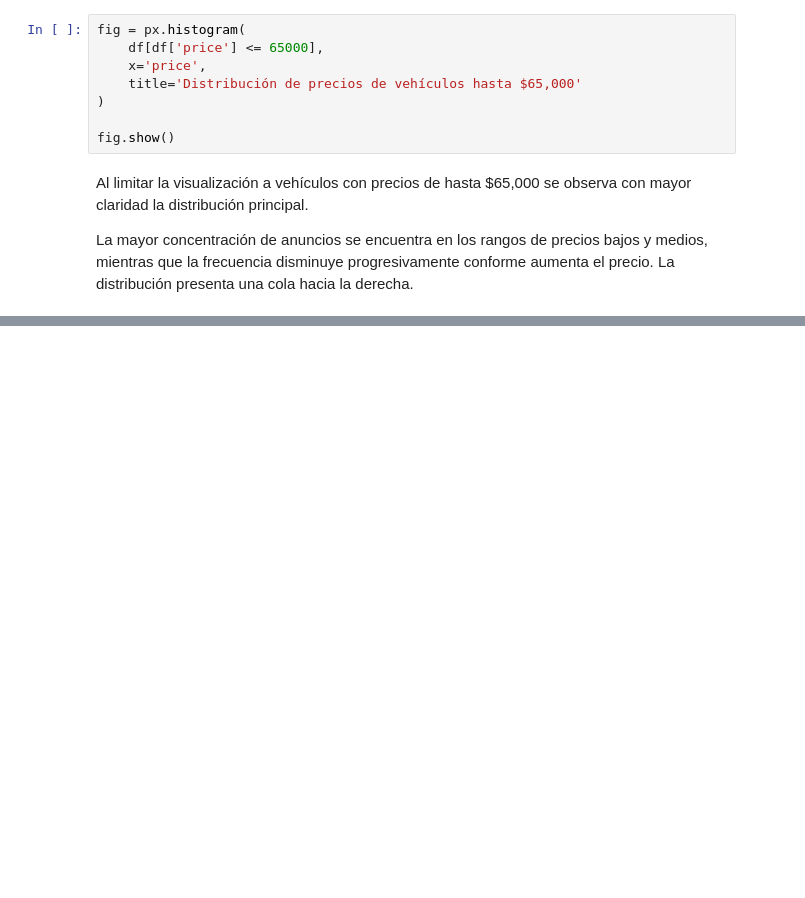
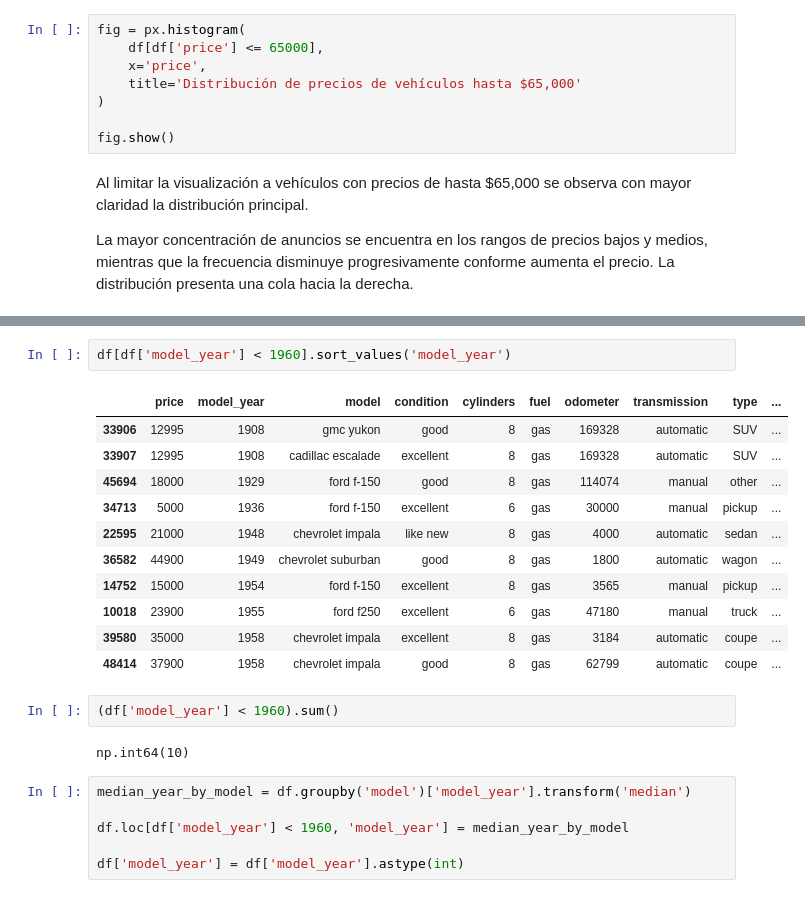
Before and after one commit to ElamDay/PROYECTO-7---VEHICLES, a Jupyter notebook: notebooks/EDA.ipynb, the cells around one changed output, grey strips where cells are left out. Cells and saved outputs as stored; diff of their text form; blank space fills up the shorter version.

```diff
--- a/notebooks/EDA.ipynb
+++ b/notebooks/EDA.ipynb
@@ -627,0 +664,24 @@ aqui sigo
+# %%
+df[df['model_year'] < 1960].sort_values('model_year')
+# %% [output]
+|  | price | model_year | model | condition | cylinders | fuel | odometer | transmission | type | ... |
+| 33906 | 12995 | 1908 | gmc yukon | good | 8 | gas | 169328 | automatic | SUV | ... |
+| 33907 | 12995 | 1908 | cadillac escalade | excellent | 8 | gas | 169328 | automatic | SUV | ... |
+| 45694 | 18000 | 1929 | ford f-150 | good | 8 | gas | 114074 | manual | other | ... |
+| 34713 | 5000 | 1936 | ford f-150 | excellent | 6 | gas | 30000 | manual | pickup | ... |
+| 22595 | 21000 | 1948 | chevrolet impala | like new | 8 | gas | 4000 | automatic | sedan | ... |
+| 36582 | 44900 | 1949 | chevrolet suburban | good | 8 | gas | 1800 | automatic | wagon | ... |
+| 14752 | 15000 | 1954 | ford f-150 | excellent | 8 | gas | 3565 | manual | pickup | ... |
+| 10018 | 23900 | 1955 | ford f250 | excellent | 6 | gas | 47180 | manual | truck | ... |
+| 39580 | 35000 | 1958 | chevrolet impala | excellent | 8 | gas | 3184 | automatic | coupe | ... |
+| 48414 | 37900 | 1958 | chevrolet impala | good | 8 | gas | 62799 | automatic | coupe | ... |
+# %%
+(df['model_year'] < 1960).sum()
+# %% [output]
+np.int64(10)
+# %%
+median_year_by_model = df.groupby('model')['model_year'].transform('median')
+
+df.loc[df['model_year'] < 1960, 'model_year'] = median_year_by_model
+
+df['model_year'] = df['model_year'].astype(int)
```
Also changed, not shown: parts of 81 cells of this notebook, 1 other file.
